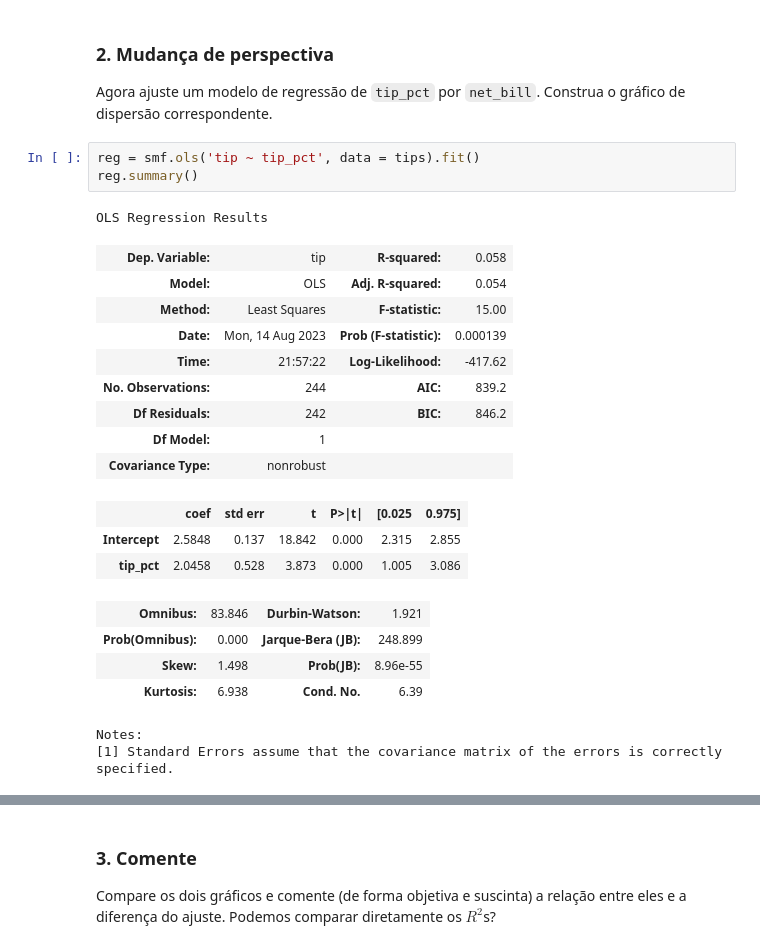
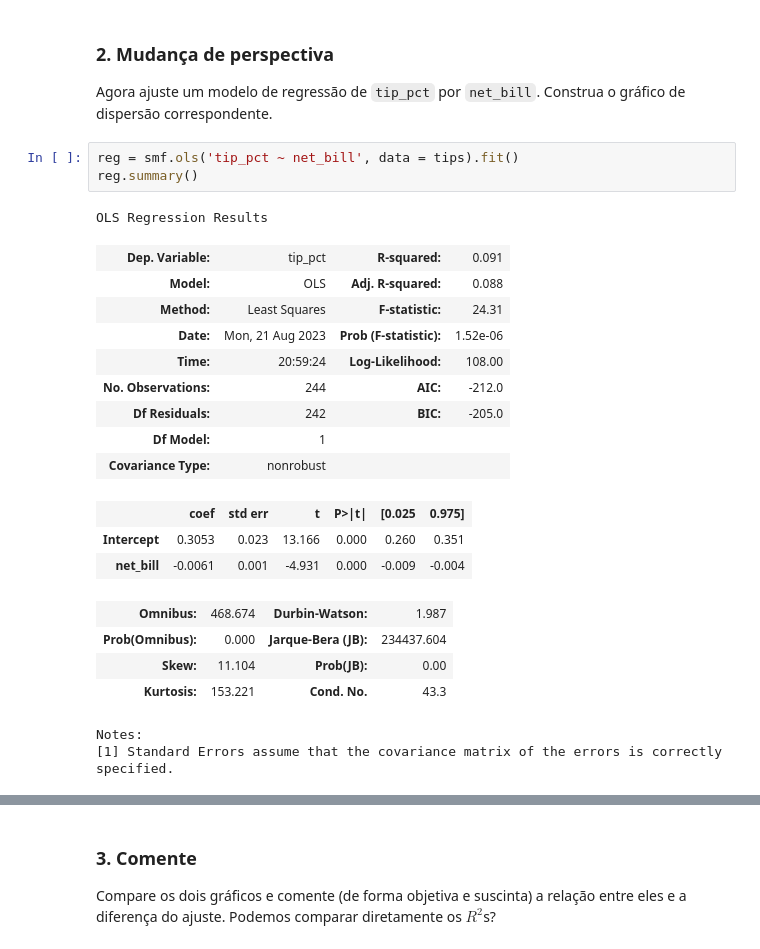
Before and after one commit to piresthiago10/estudos_data_science, a Jupyter notebook: modulo_12_regressao_1/mod12 ex01 - regressão linear simples.ipynb, the cells around one changed output, grey strips where cells are left out. Saved outputs shown, nothing was run; the diff lists cells and outputs as text.

````diff
--- a/modulo_12_regressao_1/mod12 ex01 - regressão linear simples.ipynb
+++ b/modulo_12_regressao_1/mod12 ex01 - regressão linear simples.ipynb
@@ -69,26 +69,26 @@ plt.ylim(bottom = 0)
 
 Agora ajuste um modelo de regressão de ```tip_pct``` por ```net_bill```. Construa o gráfico de dispersão correspondente.
 # %%
-reg = smf.ols('tip ~ tip_pct', data = tips).fit()
+reg = smf.ols('tip_pct ~ net_bill', data = tips).fit()
 reg.summary()
 # %% [output]
 OLS Regression Results
-| Dep. Variable: | tip | R-squared: | 0.058 |
-| Model: | OLS | Adj. R-squared: | 0.054 |
-| Method: | Least Squares | F-statistic: | 15.00 |
-| Date: | Mon, 14 Aug 2023 | Prob (F-statistic): | 0.000139 |
-| Time: | 21:57:22 | Log-Likelihood: | -417.62 |
-| No. Observations: | 244 | AIC: | 839.2 |
-| Df Residuals: | 242 | BIC: | 846.2 |
+| Dep. Variable: | tip_pct | R-squared: | 0.091 |
+| Model: | OLS | Adj. R-squared: | 0.088 |
+| Method: | Least Squares | F-statistic: | 24.31 |
+| Date: | Mon, 21 Aug 2023 | Prob (F-statistic): | 1.52e-06 |
+| Time: | 20:59:24 | Log-Likelihood: | 108.00 |
+| No. Observations: | 244 | AIC: | -212.0 |
+| Df Residuals: | 242 | BIC: | -205.0 |
 | Df Model: | 1 |  |  |
 | Covariance Type: | nonrobust |  |  |
 |  | coef | std err | t | P>|t| | [0.025 | 0.975] |
-| Intercept | 2.5848 | 0.137 | 18.842 | 0.000 | 2.315 | 2.855 |
-| tip_pct | 2.0458 | 0.528 | 3.873 | 0.000 | 1.005 | 3.086 |
+| Intercept | 0.3053 | 0.023 | 13.166 | 0.000 | 0.260 | 0.351 |
+| net_bill | -0.0061 | 0.001 | -4.931 | 0.000 | -0.009 | -0.004 |
-| Omnibus: | 83.846 | Durbin-Watson: | 1.921 |
-| Prob(Omnibus): | 0.000 | Jarque-Bera (JB): | 248.899 |
-| Skew: | 1.498 | Prob(JB): | 8.96e-55 |
-| Kurtosis: | 6.938 | Cond. No. | 6.39 |
+| Omnibus: | 468.674 | Durbin-Watson: | 1.987 |
+| Prob(Omnibus): | 0.000 | Jarque-Bera (JB): | 234437.604 |
+| Skew: | 11.104 | Prob(JB): | 0.00 |
+| Kurtosis: | 153.221 | Cond. No. | 43.3 |
 Notes:
 [1] Standard Errors assume that the covariance matrix of the errors is correctly specified.
 # %%
````
Also changed, not shown: parts of 6 cells of this notebook.
